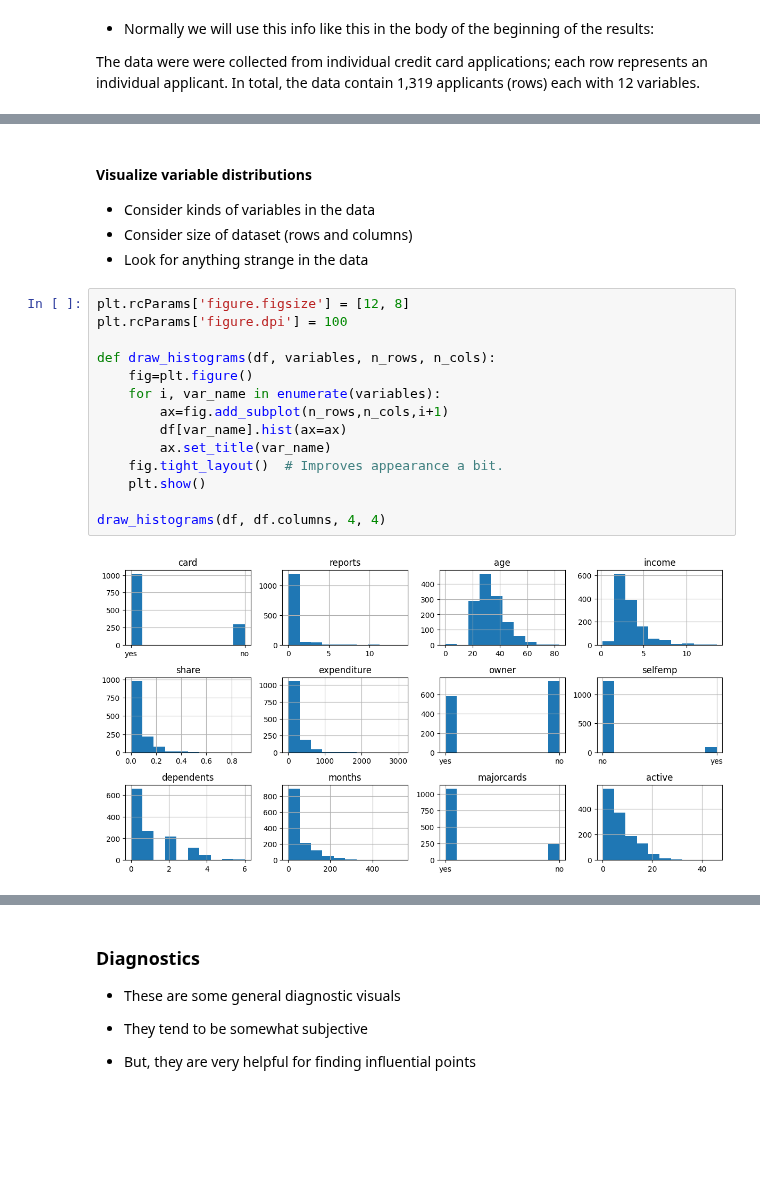
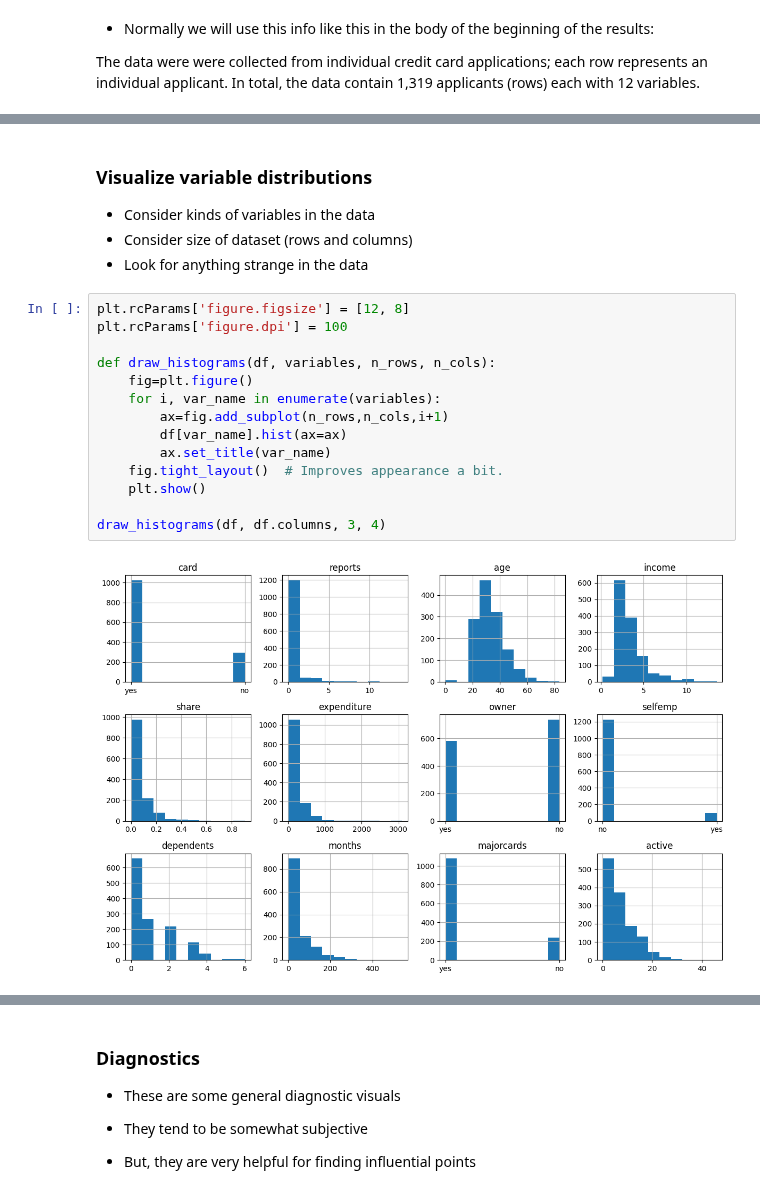
Before and after one commit to omesner/UMSTATS504, a Jupyter notebook: glms/glms.ipynb, the cells around one changed output, grey strips where cells are left out. Cells and saved outputs as stored; diff of their text form; blank space fills up the shorter version.

```diff
--- a/glms/glms.ipynb
+++ b/glms/glms.ipynb
@@ -314,24 +234,24 @@ Table 1: The table above shows either the median value for each variable in the
 # %% [markdown]
-#### Visualize variable distributions
+### Visualize variable distributions
 - Consider kinds of variables in the data
 - Consider size of dataset (rows and columns)
 - Look for anything strange in the data
 # %%
 plt.rcParams['figure.figsize'] = [12, 8]
 plt.rcParams['figure.dpi'] = 100
 
 def draw_histograms(df, variables, n_rows, n_cols):
     fig=plt.figure()
     for i, var_name in enumerate(variables):
         ax=fig.add_subplot(n_rows,n_cols,i+1)
         df[var_name].hist(ax=ax)
         ax.set_title(var_name)
     fig.tight_layout()  # Improves appearance a bit.
     plt.show()
 
-draw_histograms(df, df.columns, 4, 4)
+draw_histograms(df, df.columns, 3, 4)
 # %% [output]
-[figure, old version]
+[figure, new version]
 # %% [markdown]
 - Typically, a plot like this belongs in the appendix where the reader can look if they want more detail than you provide in the body of the report
     - We will give similar information in the body of the report with the table above
```
Also changed, not shown: parts of 78 cells of this notebook.
